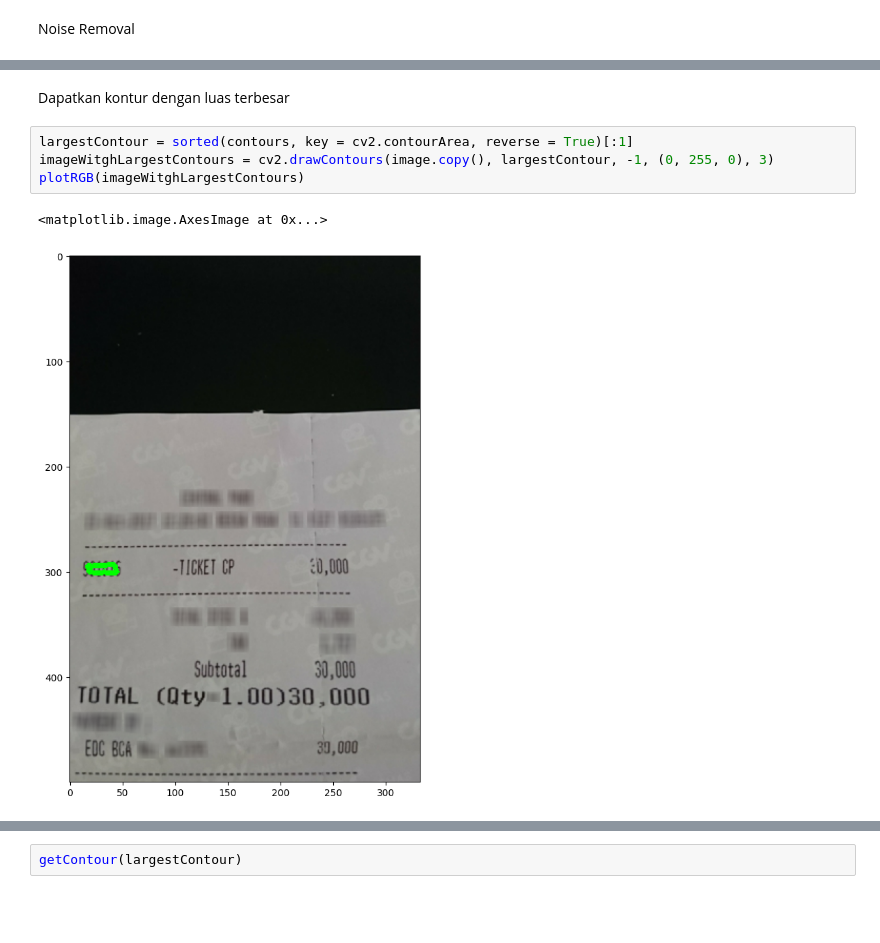
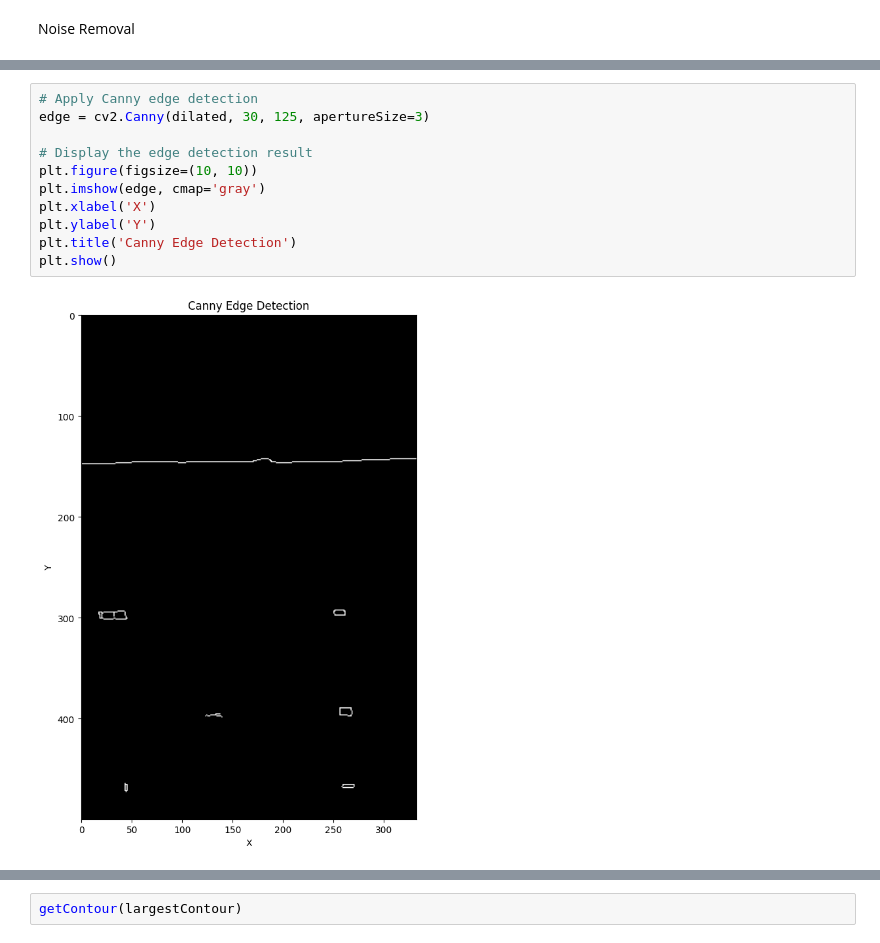
Before and after one commit to ndeeen/Capstone-Moger, a Jupyter notebook: ML-Path/finalModel.ipynb, the cells around one changed output, grey strips where cells are left out. Drawn from its saved outputs; the diff is of its cells as text; blank space fills up the shorter version.

```diff
--- a/ML-Path/finalModel.ipynb
+++ b/ML-Path/finalModel.ipynb
@@ -162,9 +165,13 @@ plotRGB(imageEithContour)
-# %% [markdown]
-Dapatkan kontur dengan luas terbesar
-# %%
-largestContour = sorted(contours, key = cv2.contourArea, reverse = True)[:1]
-imageWitghLargestContours = cv2.drawContours(image.copy(), largestContour, -1, (0, 255, 0), 3)
-plotRGB(imageWitghLargestContours)
-# %% [output]
-<matplotlib.image.AxesImage at 0x...>
-[figure, removed]
+# %%
+# Apply Canny edge detection
+edge = cv2.Canny(dilated, 30, 125, apertureSize=3)
+
+# Display the edge detection result
+plt.figure(figsize=(10, 10))
+plt.imshow(edge, cmap='gray')
+plt.xlabel('X')
+plt.ylabel('Y')
+plt.title('Canny Edge Detection')
+plt.show()
+# %% [output]
+[figure, added]
```
Also changed, not shown: parts of 33 cells of this notebook.
